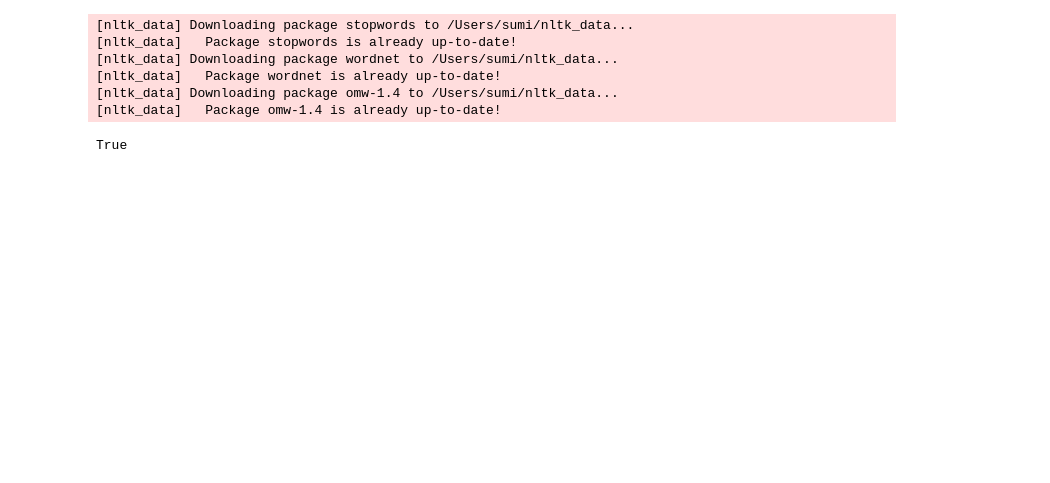
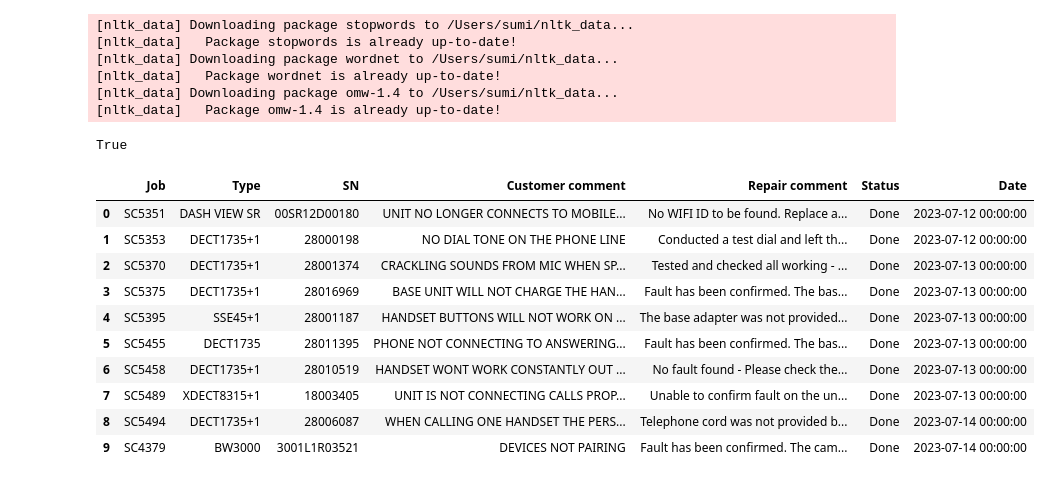
Before and after one commit to sumitra0420/repaired-jobs-analysis, a Jupyter notebook: data-exploration.ipynb, the cells around one changed output. Drawn from its saved outputs; the diff is of its cells as text; code cells hidden in the pictures; blank space fills up the shorter version.

```diff
--- a/data-exploration.ipynb
+++ b/data-exploration.ipynb
@@ -23,5 +23,24 @@ nltk.download('omw-1.4')
 [nltk_data]   Package omw-1.4 is already up-to-date!
 True
 # %%
-df = pd.read_excel("repair_data.xlsx")  # Or 'repair_data.csv'
+df = pd.read_excel("data/repair_data.xlsx")  # Or 'repair_data.csv'
+# Clean column names
+df.columns = df.columns.str.strip()
+# Drop unnecessary unnamed columns
+df = df.loc[:, ~df.columns.str.contains("^Unnamed")]
+df = df.drop(columns=['Solveup','Noted','Power connector broken'])
+
+df.head(10)
+# %% [output]
+|  | Job | Type | SN | Customer comment | Repair comment | Status | Date |
+| 0 | SC5351 | DASH VIEW SR | 00SR12D00180 | UNIT NO LONGER CONNECTS TO MOBILE... | No WIFI ID to be found. Replace a... | Done | 2023-07-12 00:00:00 |
+| 1 | SC5353 | DECT1735+1 | 28000198 | NO DIAL TONE ON THE PHONE LINE | Conducted a test dial and left th... | Done | 2023-07-12 00:00:00 |
+| 2 | SC5370 | DECT1735+1 | 28001374 | CRACKLING SOUNDS FROM MIC WHEN SP... | Tested and checked all working - ... | Done | 2023-07-13 00:00:00 |
+| 3 | SC5375 | DECT1735+1 | 28016969 | BASE UNIT WILL NOT CHARGE THE HAN... | Fault has been confirmed. The bas... | Done | 2023-07-13 00:00:00 |
+| 4 | SC5395 | SSE45+1 | 28001187 | HANDSET BUTTONS WILL NOT WORK ON ... | The base adapter was not provided... | Done | 2023-07-13 00:00:00 |
+| 5 | SC5455 | DECT1735 | 28011395 | PHONE NOT CONNECTING TO ANSWERING... | Fault has been confirmed. The bas... | Done | 2023-07-13 00:00:00 |
+| 6 | SC5458 | DECT1735+1 | 28010519 | HANDSET WONT WORK CONSTANTLY OUT ... | No fault found - Please check the... | Done | 2023-07-13 00:00:00 |
+| 7 | SC5489 | XDECT8315+1 | 18003405 | UNIT IS NOT CONNECTING CALLS PROP... | Unable to confirm fault on the un... | Done | 2023-07-13 00:00:00 |
+| 8 | SC5494 | DECT1735+1 | 28006087 | WHEN CALLING ONE HANDSET THE PERS... | Telephone cord was not provided b... | Done | 2023-07-14 00:00:00 |
+| 9 | SC4379 | BW3000 | 3001L1R03521 | DEVICES NOT PAIRING | Fault has been confirmed. The cam... | Done | 2023-07-14 00:00:00 |
 # %%
```
Also changed, not shown: parts of 15 cells of this notebook.
